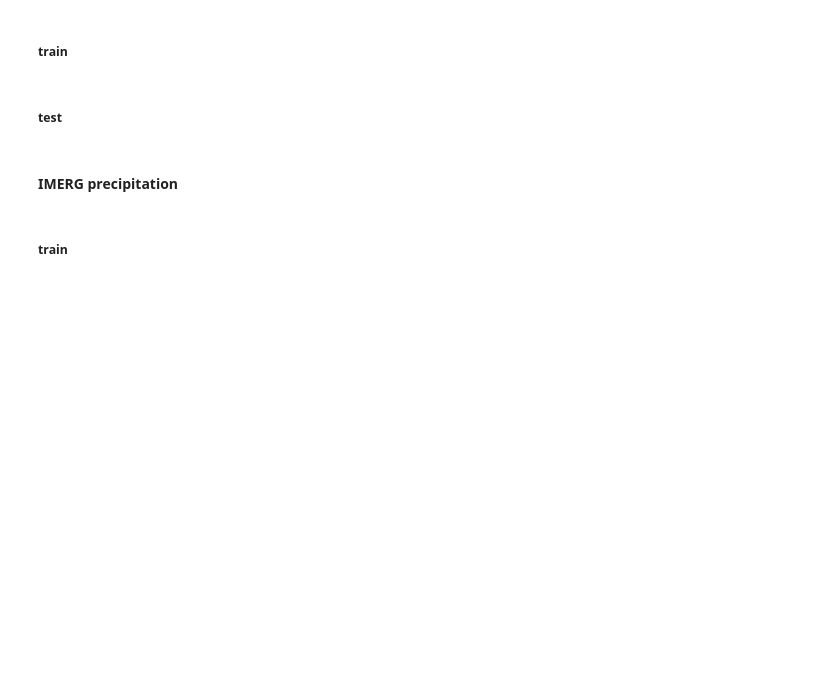
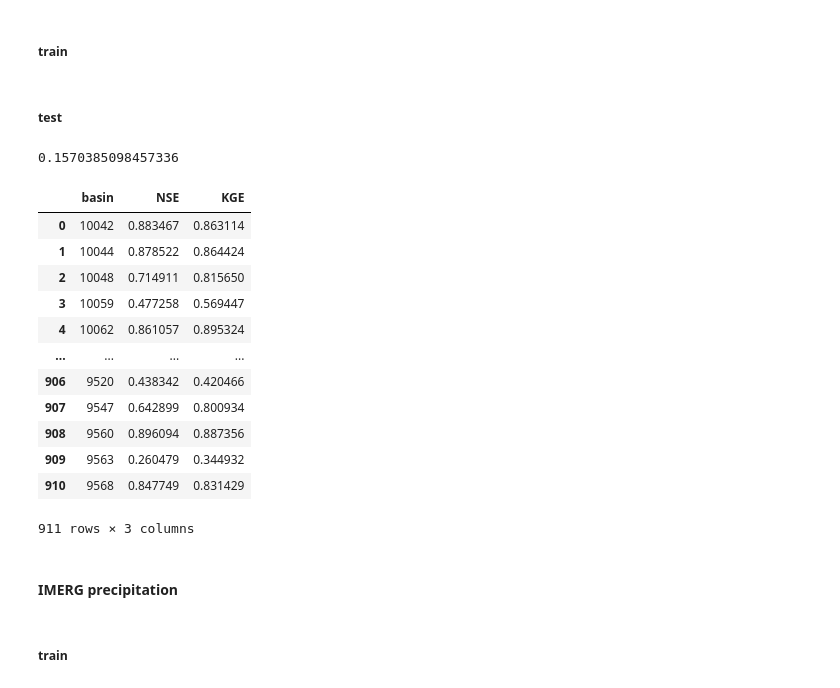
Before and after one commit to dmbrmv/my_dissertation, a Jupyter notebook: test_meteo_input/neural_hydrology.ipynb, the cells around one changed output. Drawn from its saved outputs; the diff is of its cells as text; code cells hidden in the pictures; blank space fills up the shorter version.

```diff
--- a/test_meteo_input/neural_hydrology.ipynb
+++ b/test_meteo_input/neural_hydrology.ipynb
@@ -141,3 +167,25 @@ if torch.cuda.is_available():
 gc.collect()
 # %% [markdown]
 ##### test
+# %%
+import pandas as pd
+
+pd.read_csv('/workspaces/my_dissertation/test_meteo_input/runs_static/era5L_static_SmallMedium_0205_095021/test/model_epoch024/test_metrics.csv')['NSE'].median()
+# %% [output]
+0.1570385098457336
+# %%
+pd.read_csv('/workspaces/my_dissertation/test_meteo_input/runs_static/era5L_static_SmallMedium_0205_095021/test/model_epoch030/test_metrics.csv')
+# %% [output]
+|  | basin | NSE | KGE |
+| 0 | 10042 | 0.883467 | 0.863114 |
+| 1 | 10044 | 0.878522 | 0.864424 |
+| 2 | 10048 | 0.714911 | 0.815650 |
+| 3 | 10059 | 0.477258 | 0.569447 |
+| 4 | 10062 | 0.861057 | 0.895324 |
+| ... | ... | ... | ... |
+| 906 | 9520 | 0.438342 | 0.420466 |
+| 907 | 9547 | 0.642899 | 0.800934 |
+| 908 | 9560 | 0.896094 | 0.887356 |
+| 909 | 9563 | 0.260479 | 0.344932 |
+| 910 | 9568 | 0.847749 | 0.831429 |
+911 rows × 3 columns
```
Also changed, not shown: parts of 7 cells of this notebook, 8 other files.
